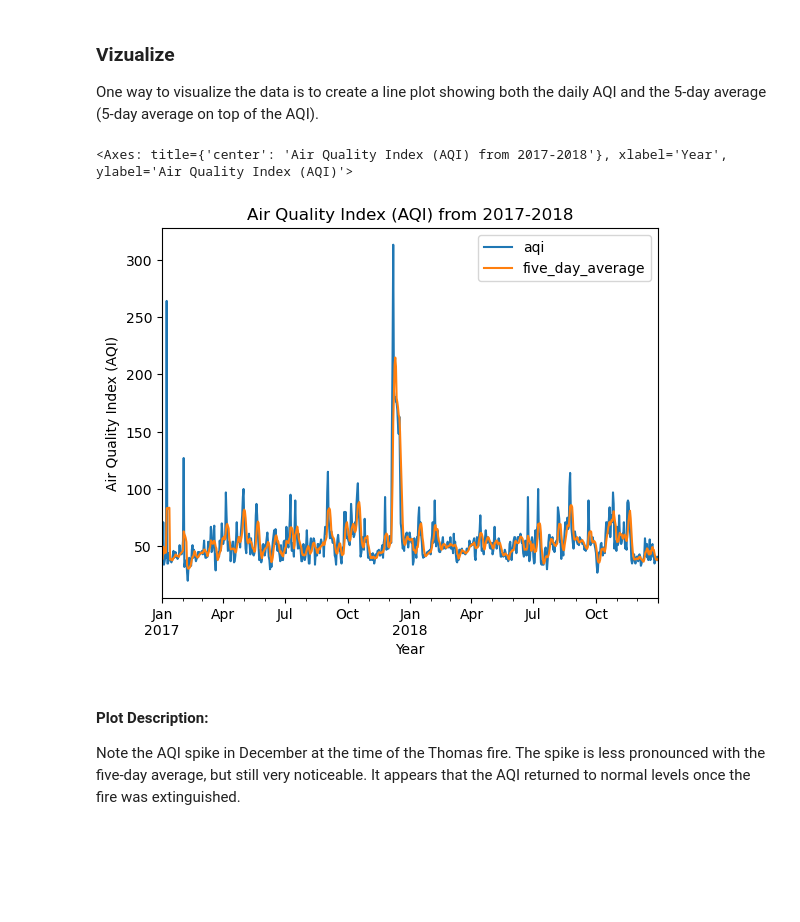
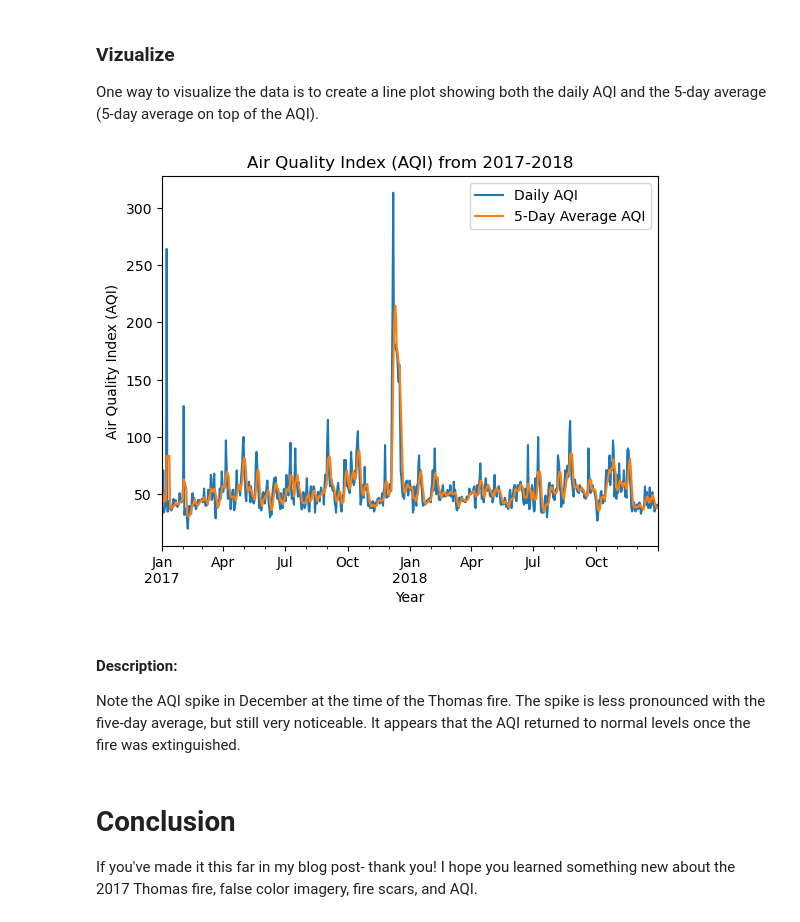
Before and after one commit to evajnewby/evajnewby.github.io, a Jupyter notebook: blogs/2024-12-04-Thomas-Fire-Analysis/2017-Thomas-Fire-Analysis.ipynb, the cells around one changed output. Drawn from its saved outputs; the diff is of its cells as text; code cells hidden in the pictures; blank space fills up the shorter version.

```diff
--- a/blogs/2024-12-04-Thomas-Fire-Analysis/2017-Thomas-Fire-Analysis.ipynb
+++ b/blogs/2024-12-04-Thomas-Fire-Analysis/2017-Thomas-Fire-Analysis.ipynb
@@ -714,16 +644,24 @@ aqi_sb
 ### Vizualize
 
 One way to visualize the data is to create a line plot showing both the daily AQI and the 5-day average (5-day average on top of the AQI).
-# %%
-# Create AQI Plot
-aqi_sb[['aqi', 'five_day_average']].plot(xlabel = 'Year',
-      ylabel = 'Air Quality Index (AQI)',
-      title = 'Air Quality Index (AQI) from 2017-2018',
-     label = 'Daily AQI')
-# %% [output]
-<Axes: title={'center': 'Air Quality Index (AQI) from 2017-2018'}, xlabel='Year', ylabel='Air Quality Index (AQI)'>
-[figure, removed]
+# %%
+# Create AQI plot
+ax = aqi_sb[['aqi', 'five_day_average']].plot(xlabel='Year',
+                                              ylabel='Air Quality Index (AQI)',
+                                              title='Air Quality Index (AQI) from 2017-2018')
+
+# Updating the legend with custom labels
+ax.legend(['Daily AQI', '5-Day Average AQI'], loc='upper right')
+
+# Show the plot
+plt.show()
+# %% [output]
+[figure, added]
 # %% [markdown]
-#### Plot Description:
+#### Description:
 
 Note the AQI spike in December at the time of the Thomas fire. The spike is less pronounced with the five-day average, but still very noticeable. It appears that the AQI returned to normal levels once the fire was extinguished.
+# %% [markdown]
+# Conclusion
+
+If you've made it this far in my blog post- thank you! I hope you learned something new about the 2017 Thomas fire, false color imagery, fire scars, and AQI.
```
Also changed, not shown: parts of 46 cells of this notebook, 16 other files.
